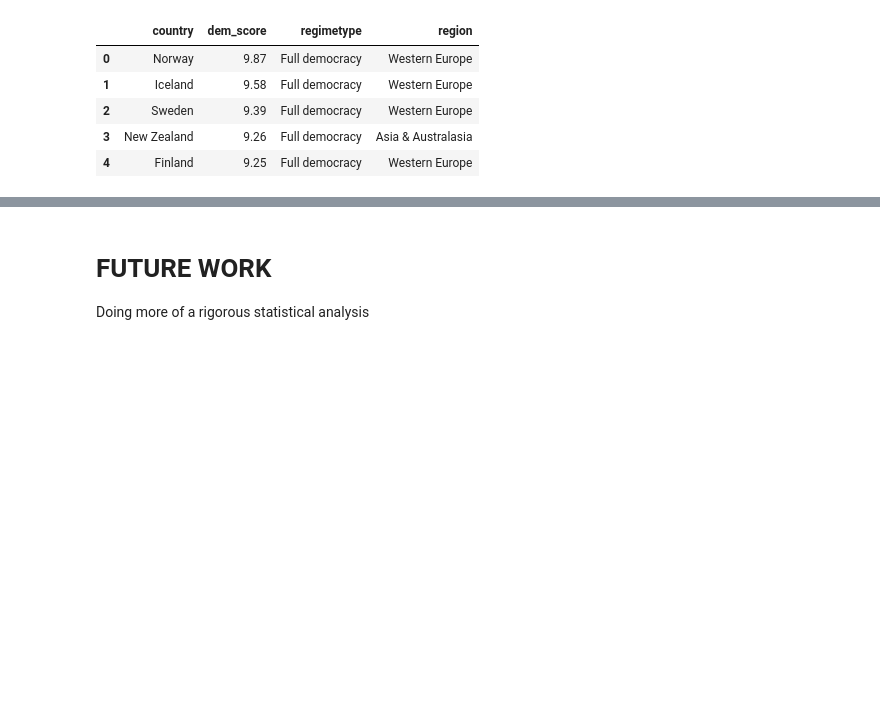
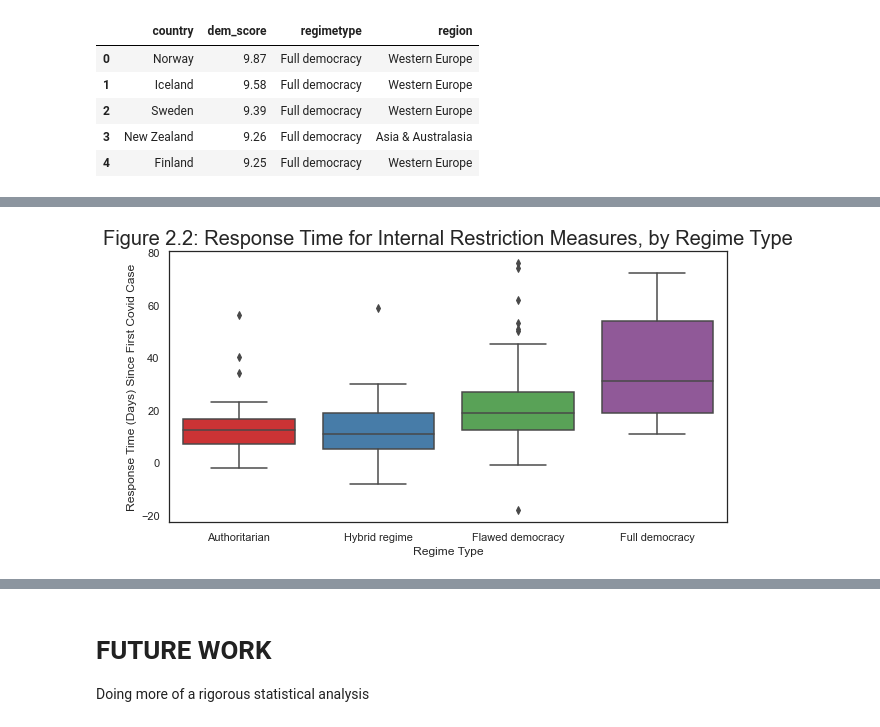
Before and after one commit to yenniejun/oii-sds-fundamentals-summative, a Jupyter notebook: summative.ipynb, the cells around one changed output, grey strips where cells are left out. Saved outputs shown, nothing was run; the diff lists cells and outputs as text; code cells hidden in the pictures; blank space fills up the shorter version.

```diff
--- a/summative.ipynb
+++ b/summative.ipynb
@@ -745,0 +419,21 @@ Limitations:
+# %%
+# Only looking at values that are above a 1 in score (i.e. most stringent scores)
+# 1=Recommended, 2=Restricted
+df_all_countries= df_melt_all[df_melt_all.value>1]\
+    .groupby(['variable', 'country'])\
+    .first()\
+    .unstack()["response_since_first_infection"]\
+    .melt()\
+    .rename(columns={"value": "response_since_first_infection"})
+
+# Extract just the number of "days" from the time detla
+df_all_countries["response_since_first_infection"] = df_all_countries["response_since_first_infection"]\
+    .apply(lambda a: a.days)
+
+# Drop the countries with no data about confirmed cases
+df_all_countries = df_all_countries[~df_all_countries["response_since_first_infection"].isna()]
+
+# Merge back in the date of the first case of covid
+df_all_countries = df_all_countries\
+    .merge(first_confirmed.reset_index()[["country", "gid", "date"]], on="country")\
+    .rename(columns={"date": "first_case"})
@@ -745,0 +451,11 @@ Limitations:
+# %%
+# Convert "first case" date to different time frames for extra analysis
+df_merge['first_case_woy'] = df_merge.first_case.dt.isocalendar().week # week of year
+df_merge['first_case_biweekly'] = df_merge.first_case_woy//2           # every [two weeks] of year
+df_merge['first_case_month'] = df_merge.first_case.dt.month            # month of year
+df_merge['first_case_ordinal'] = pd.to_datetime(df_merge['first_case'])\
+    .apply(lambda date: date.toordinal())                               # date as ordinal
+# %%
+# A ranking/ordering for regime type in order of authoritarian to democratic
+regimetype_order = {"Authoritarian": 0, "Hybrid regime": 1, "Flawed democracy": 2, "Full democracy": 3}
+df_merge["regimetype_order"] = df_merge.regimetype.map(regimetype_order)
@@ -745,0 +500,12 @@ Limitations:
+# %%
+a4_dims = (10, 5)
+fig, ax = plt.subplots(figsize=a4_dims)
+
+g = sns.boxplot(ax=ax, x="regimetype", y="response_since_first_infection",
+                order=["Authoritarian", "Hybrid regime", "Flawed democracy", "Full democracy"],
+                data=df_merge, palette="Set1")
+plt.xlabel('Regime Type')
+plt.ylabel('Response Time (Days) Since First Covid Case')
+plt.title('Figure 2.2: Response Time for Internal Restriction Measures, by Regime Type', fontsize=20);
+# %% [output]
+[figure, added]
```
Also changed, not shown: parts of 116 cells of this notebook, 4 other files.
